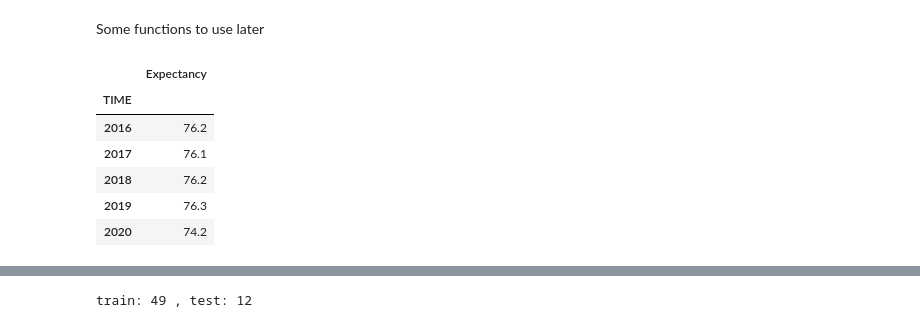
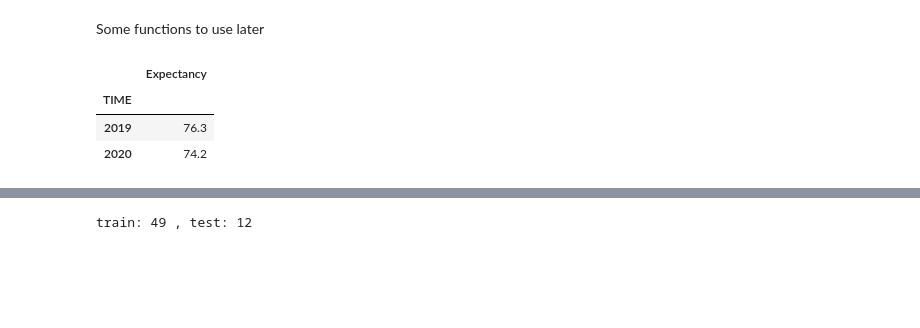
Before and after one commit to pauldcarroll/Forecasting, a Jupyter notebook: ARIMA/ARIMA.ipynb, the cells around one changed output, grey strips where cells are left out. Cells and saved outputs as stored; diff of their text form; code cells hidden in the pictures; blank space fills up the shorter version.

```diff
--- a/ARIMA/ARIMA.ipynb
+++ b/ARIMA/ARIMA.ipynb
@@ -51,16 +64,14 @@ def combinator(items):
 # %%
 #Dataset
 life = pd.read_csv('/Users/paul.carroll/Github/Forecasting/data/USlifeexpenctancyBirth.csv',index_col = 'TIME')
+#life = pd.read_csv('../../../data/USlifeexpenctancyBirth.csv',index_col = 'TIME')
 life = life.iloc[0:,5:6]
 rename_map = {'Value':'Expectancy'}
 life.rename(columns=rename_map, inplace=True)
-life.tail()
+life.tail(2)
 # %% [output]
 |  | Expectancy |
 | TIME |  |
-| 2016 | 76.2 |
-| 2017 | 76.1 |
-| 2018 | 76.2 |
 | 2019 | 76.3 |
 | 2020 | 74.2 |
 # %%
```
Also changed, not shown: parts of 18 cells of this notebook.
